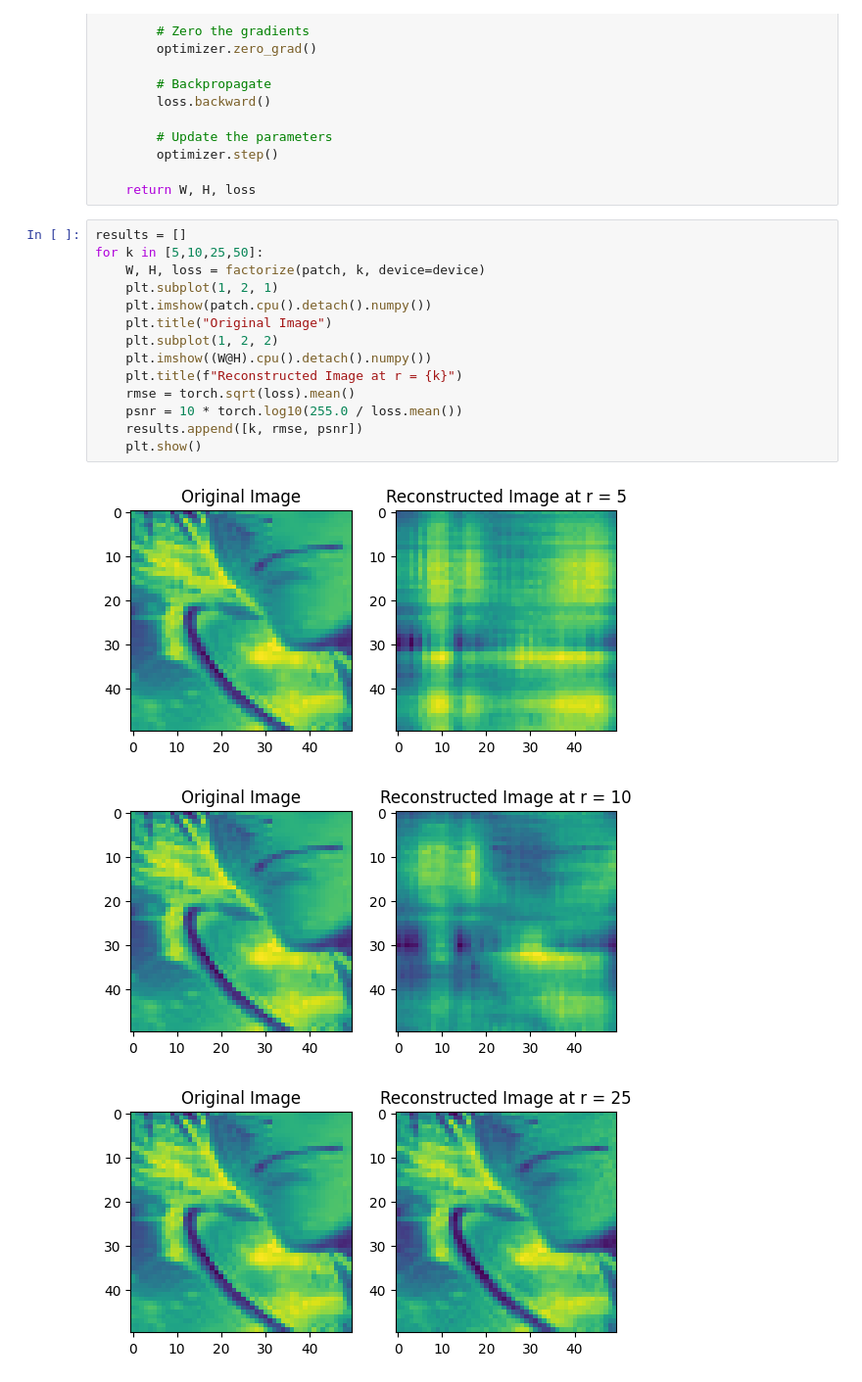
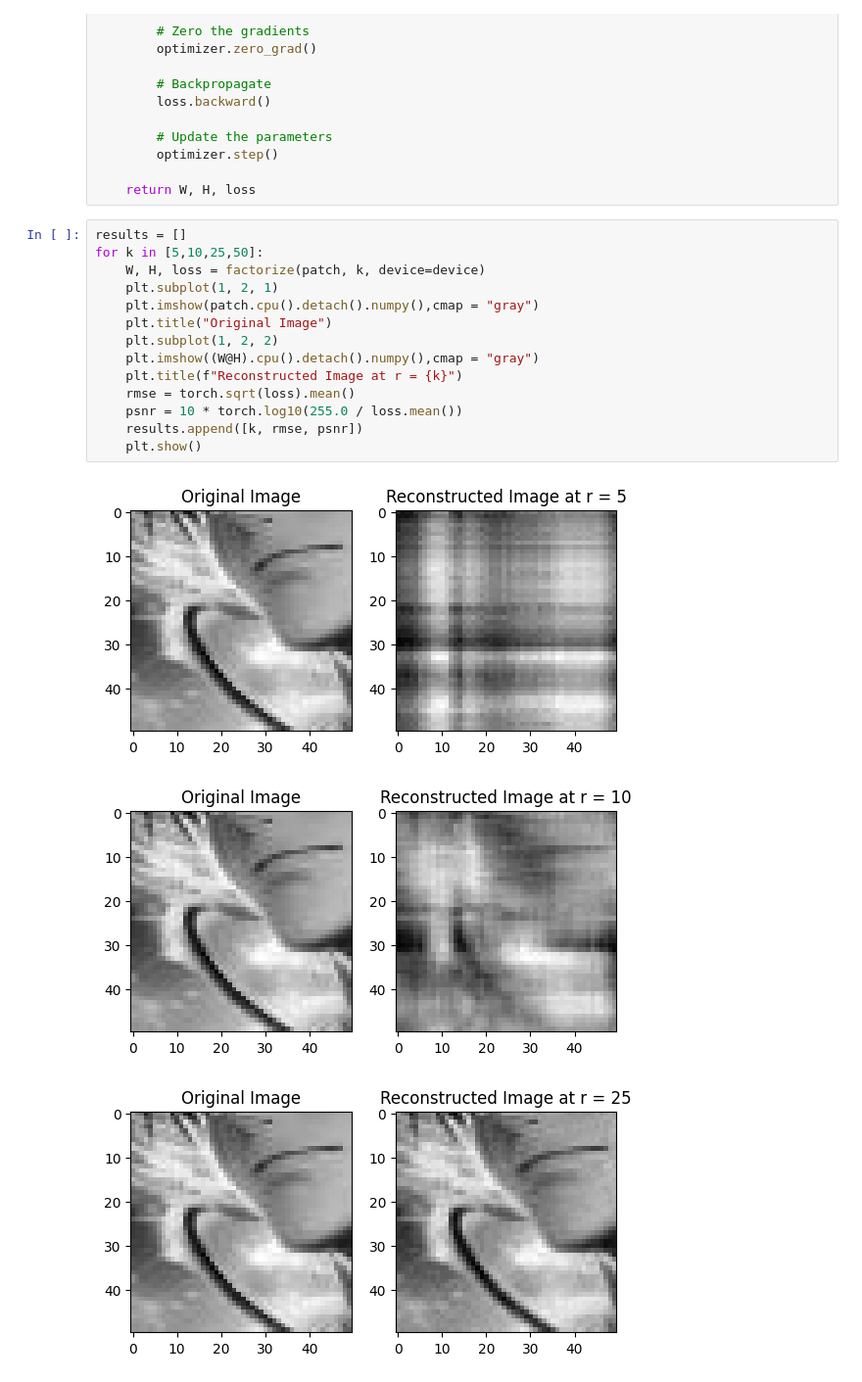
Before and after one commit to SurriyaGokul/ML_Assignment2, a Jupyter notebook: Task 5.ipynb, the cells around one changed output. Shown at 98% size. Saved outputs shown, nothing was run; the diff lists cells and outputs as text.

```diff
--- a/Task 5.ipynb
+++ b/Task 5.ipynb
@@ -104,18 +104,18 @@ def factorize(A, k, device=torch.device("cpu")):
 # %%
 results = []
 for k in [5,10,25,50]:
     W, H, loss = factorize(patch, k, device=device)
     plt.subplot(1, 2, 1)
-    plt.imshow(patch.cpu().detach().numpy())
+    plt.imshow(patch.cpu().detach().numpy(),cmap = "gray")
     plt.title("Original Image")
     plt.subplot(1, 2, 2)
-    plt.imshow((W@H).cpu().detach().numpy())
+    plt.imshow((W@H).cpu().detach().numpy(),cmap = "gray")
     plt.title(f"Reconstructed Image at r = {k}")
     rmse = torch.sqrt(loss).mean()
     psnr = 10 * torch.log10(255.0 / loss.mean())
     results.append([k, rmse, psnr])
     plt.show()
 # %% [output]
-[figure, old version]
+[figure, new version]
-[figure, old version]
+[figure, new version]
-[figure, old version]
+[figure, new version]
```
Also changed, not shown: parts of 4 cells of this notebook.
